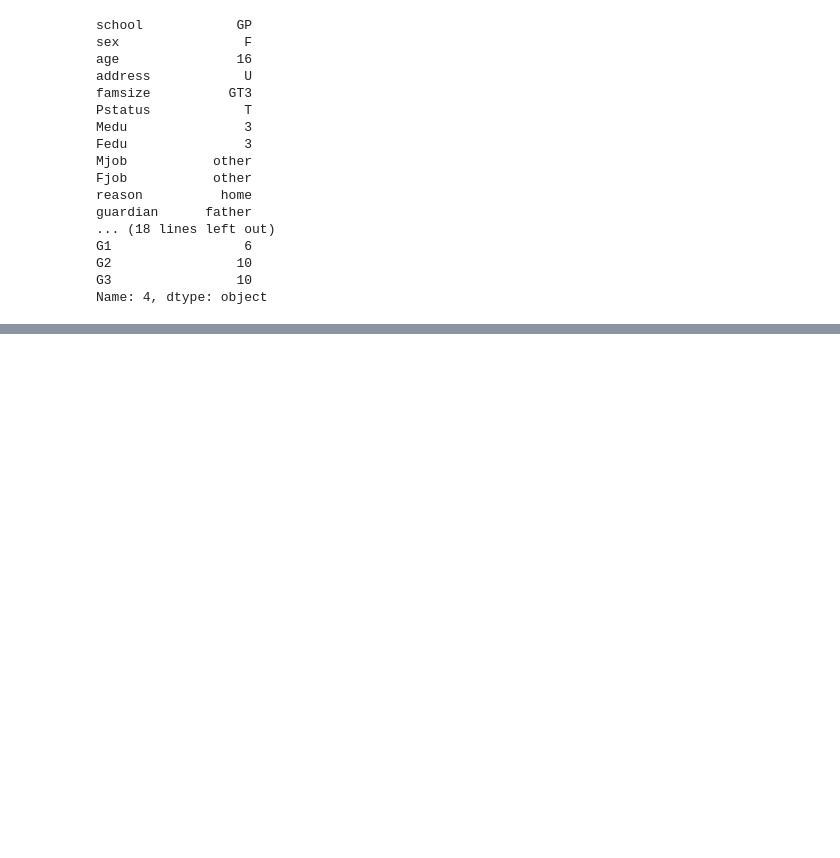
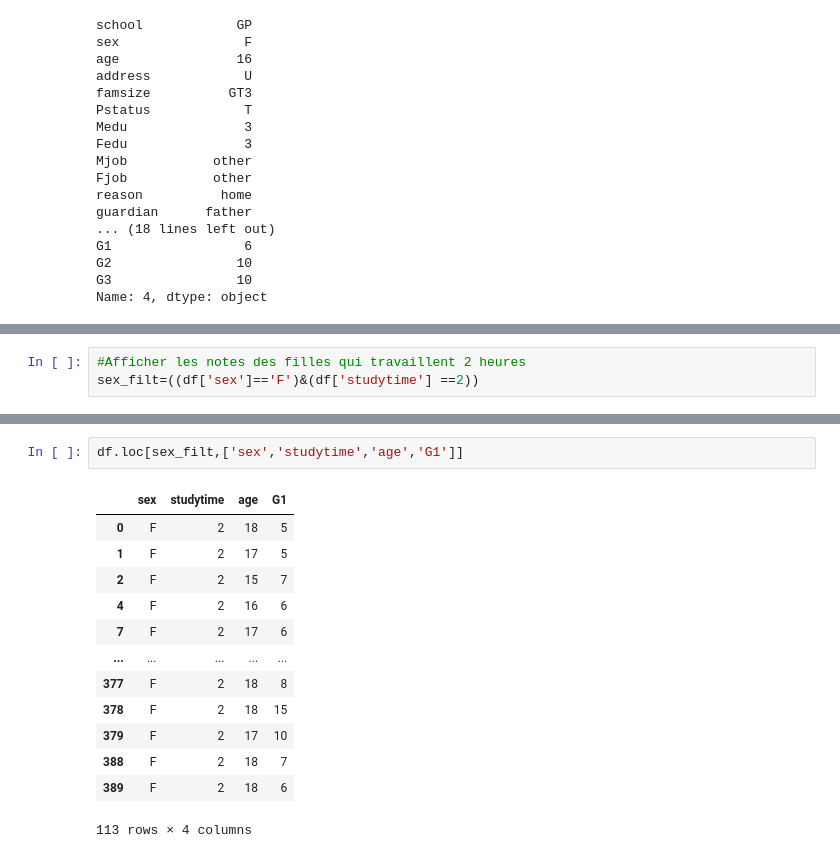
Before and after one commit to ChaouechOlfa/FormationUdemy, a Jupyter notebook: lireDesDonneesSurPython.ipynb, the cells around one changed output, grey strips where cells are left out. Cells and saved outputs as stored; diff of their text form; blank space fills up the shorter version.

```diff
--- a/lireDesDonneesSurPython.ipynb
+++ b/lireDesDonneesSurPython.ipynb
@@ -207,0 +318,3 @@ Name: 4, dtype: object
+# %%
+#Afficher les notes des filles qui travaillent 2 heures
+sex_filt=((df['sex']=='F')&(df['studytime'] ==2))
@@ -207,0 +336,16 @@ Name: 4, dtype: object
+# %%
+df.loc[sex_filt,['sex','studytime','age','G1']]
+# %% [output]
+|  | sex | studytime | age | G1 |
+| 0 | F | 2 | 18 | 5 |
+| 1 | F | 2 | 17 | 5 |
+| 2 | F | 2 | 15 | 7 |
+| 4 | F | 2 | 16 | 6 |
+| 7 | F | 2 | 17 | 6 |
+| ... | ... | ... | ... | ... |
+| 377 | F | 2 | 18 | 8 |
+| 378 | F | 2 | 18 | 15 |
+| 379 | F | 2 | 17 | 10 |
+| 388 | F | 2 | 18 | 7 |
+| 389 | F | 2 | 18 | 6 |
+113 rows × 4 columns
```
Also changed, not shown: parts of 11 cells of this notebook.
